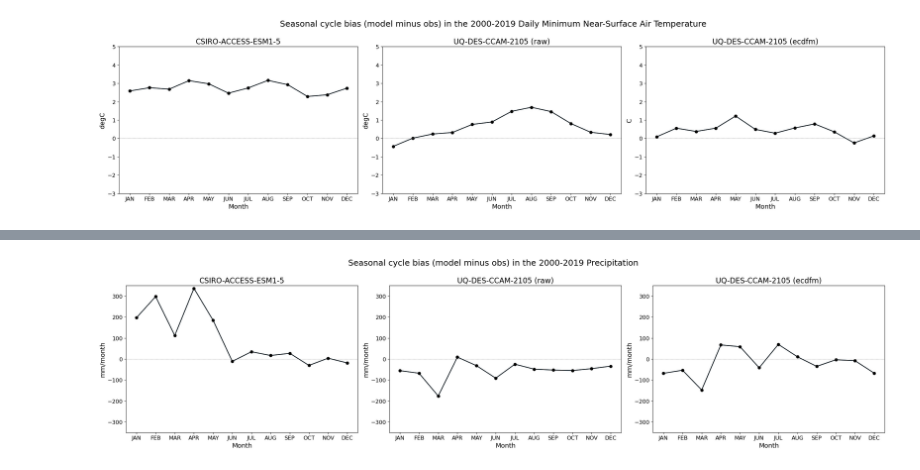
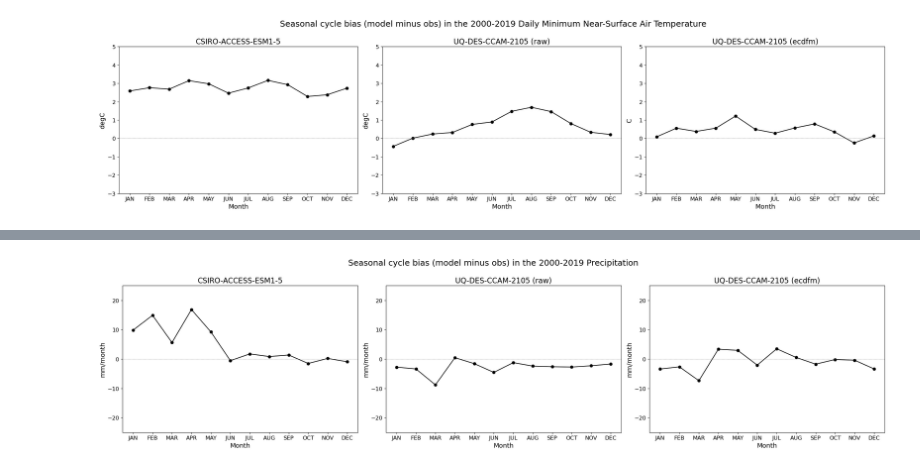
Before and after one commit to AusClimateService/npcp, a Jupyter notebook: results/seasonal_cycle.ipynb, the cells around one changed output, grey strips where cells are left out. Saved outputs shown, nothing was run; the diff lists cells and outputs as text; code cells hidden in the pictures.

```diff
--- a/results/seasonal_cycle.ipynb
+++ b/results/seasonal_cycle.ipynb
@@ -20,7 +20,8 @@ import utils
 def calc_seas_cyc(da, var):
     """Calculate the monthly climatology"""
     if var == 'pr':
-        climatology = da.groupby('time.month').sum(dim='time')
+        da_monthly = da.resample(time='1M').sum()
+        climatology = da_monthly.groupby('time.month').mean('time')
     else:
         climatology = da.groupby('time.month').mean(dim='time')
     seas_cycle = climatology.mean(dim=["lat", "lon"])
@@ -85,7 +86,6 @@ def plot_mean_bias(ax, da_obs, da_model, var, model_name, ylim):
 
     units = 'mm/month' if var == 'pr' else da_model.attrs['units']
     months= ['jan','feb','mar','apr','may','jun','jul','aug','sep','oct','nov','dec']
-    bias.plot(ax=ax)
     ax.plot(np.arange(1, 13), bias, marker='o', linestyle='-', color='k', label='Bias')
     ax.set_title(model_name)
     ax.set_ylim(ylim)
@@ -146,4 +146,4 @@ plot_comparison('pr', 'BOM-BARPA-R', ylim=(-350,350))
 # %%
-plot_comparison('pr', 'UQ-DES-CCAM-2105', ylim=(-350,350))
+plot_comparison('pr', 'UQ-DES-CCAM-2105', ylim=(-25,25))
 # %% [output]
-[figure, old version]
+[figure, new version]
```
Also changed, not shown: parts of 1 cell of this notebook.
